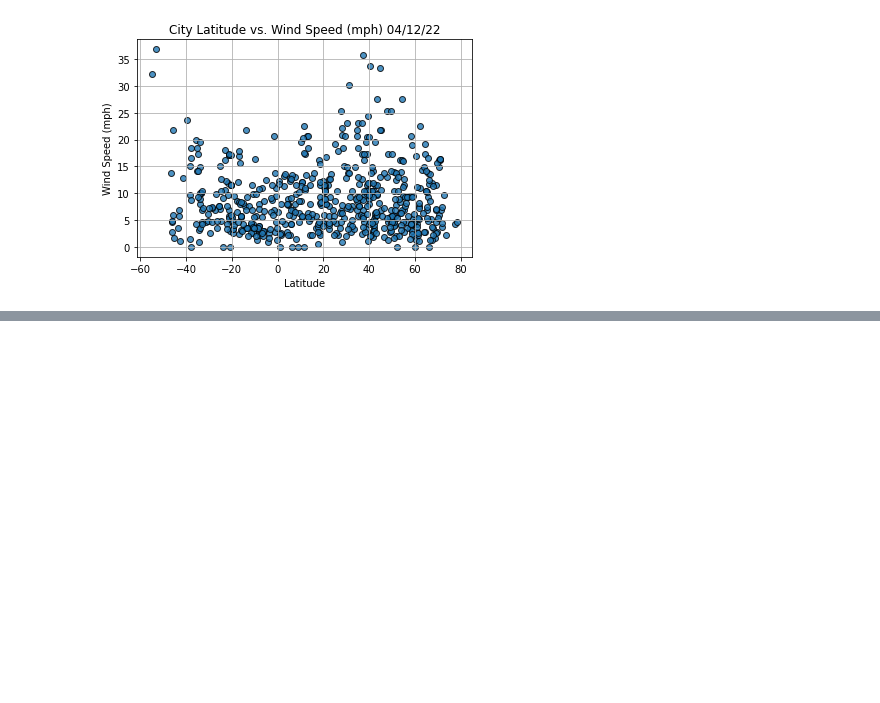
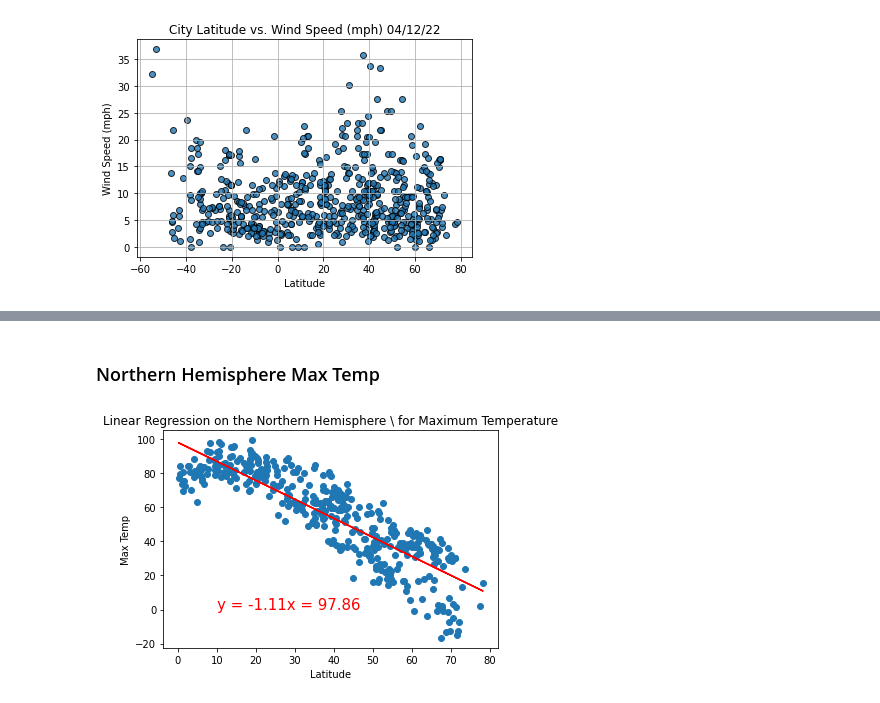
Before and after one commit to AnnaKDay/World_Weather_Analysis, a Jupyter notebook: WeatherPy.ipynb, the cells around one changed output, grey strips where cells are left out. Saved outputs shown, nothing was run; the diff lists cells and outputs as text; code cells hidden in the pictures; blank space fills up the shorter version.

Commit message:
added linear regression scatter plots

```diff
--- a/WeatherPy.ipynb
+++ b/WeatherPy.ipynb
@@ -301,0 +307,24 @@ plt.show()
+# %%
+# Create a function to create and perform linear regression on the weather data
+# and plot a regression line and the equation with teh data
+def plot_linear_regression(x_values, y_values, title, y_label, text_coordinates):
+
+    # Run regressino on hemisphere weather data.
+    (slope, intercept, r_value, p_value, std_err) = linreg(x_values, y_values)
+
+    # Calc the regression line "y values" from the slope and intercept
+    regress_values = x_values * slope + intercept
+
+    # Get the equation of the line
+    line_eq = "y = " + str(round(slope,2)) + "x = " + str(round(intercept,2))
+
+    # Create a scatter plot and pllt the regression line.
+    plt.scatter(x_values,y_values)
+    plt.plot(x_values,regress_values,"r")
+
+    # Annotate the text for the line equation
+    plt.annotate(line_eq, text_coordinates, fontsize=15, color='red')
+    plt.title(title)
+    plt.xlabel('Latitude')
+    plt.ylabel(y_label)
+    plt.show()
@@ -301,0 +365,5 @@ plt.show()
+# %%
+# Make Northern Hemisphere Dataframe
+north_hemi_df = city_data_df.loc[(city_data_df['Lat'] >= 0)]
+print(north_hemi_df.head())
+print(len(north_hemi_df['City']))
@@ -301,0 +405,12 @@ plt.show()
+# %% [markdown]
+### Northern Hemisphere Max Temp
+# %%
+# Linear regression on the Northern Hemisphere
+x_values = north_hemi_df['Lat']
+y_values = north_hemi_df['Max Temp']
+
+# Call the defined linreg function
+plot_linear_regression(x_values, y_values, 'Linear Regression on the Northern Hemisphere \ for Maximum Temperature',
+                       'Max Temp', (10,0))
+# %% [output]
+[figure, added]
```
Also changed, not shown: parts of 21 cells of this notebook.
